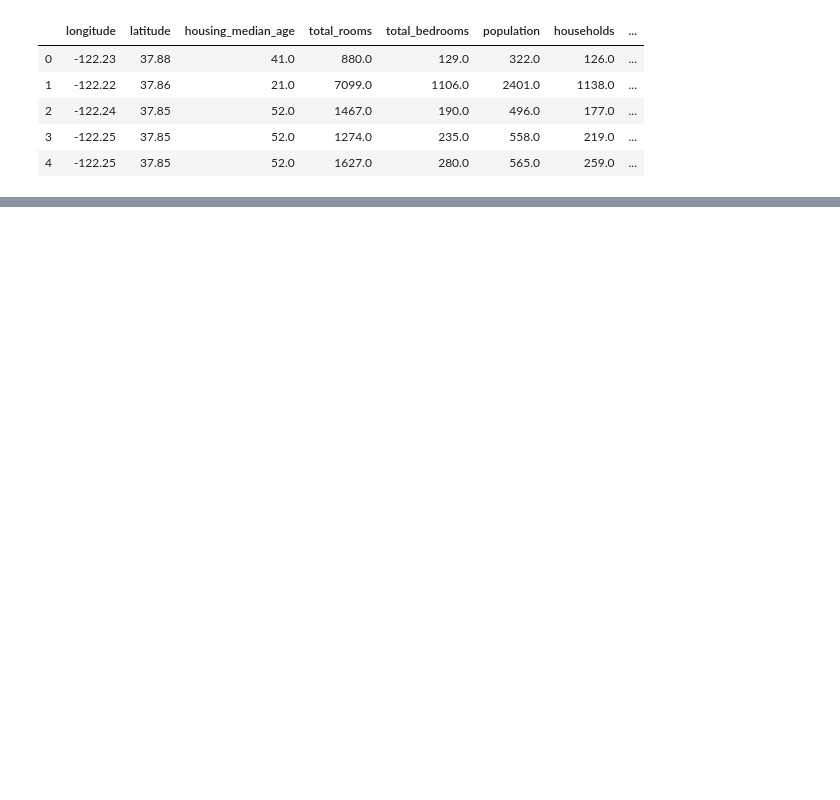
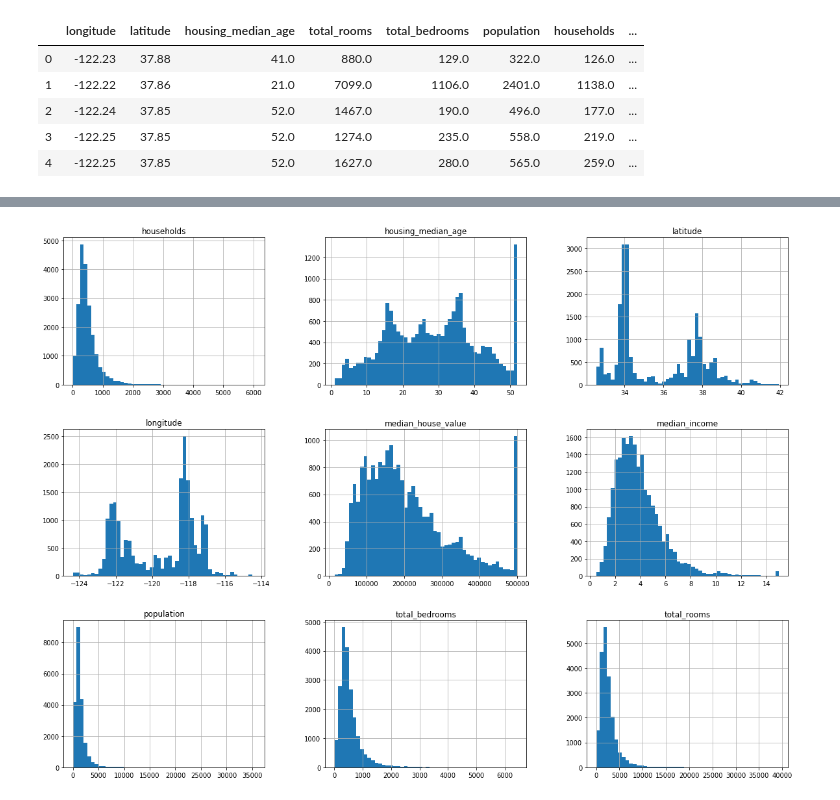
Before and after one commit to bthakr1/tensorflow, a Jupyter notebook: download.ipynb, the cells around one changed output, grey strips where cells are left out. Cells and saved outputs as stored; diff of their text form; code cells hidden in the pictures; blank space fills up the shorter version.

Commit message:
Update download.ipynb
added histogram and planning to run the test train next

```diff
--- a/download.ipynb
+++ b/download.ipynb
@@ -48,0 +90,11 @@ os.getcwd()
+# %%
+# histogram to see the distribution of numerical variables
+%matplotlib inline
+
+housing.hist(bins=50, figsize=(20,15))
+
+# optional
+
+plt.show()
+# %% [output]
+[figure, added]
```
Also changed, not shown: parts of 5 cells of this notebook.
